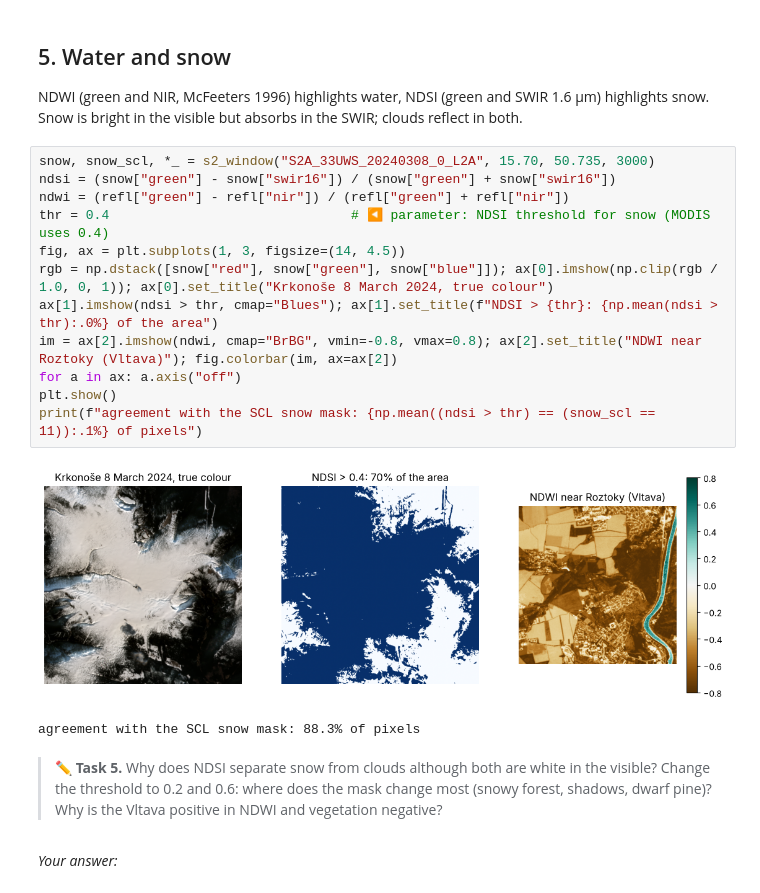
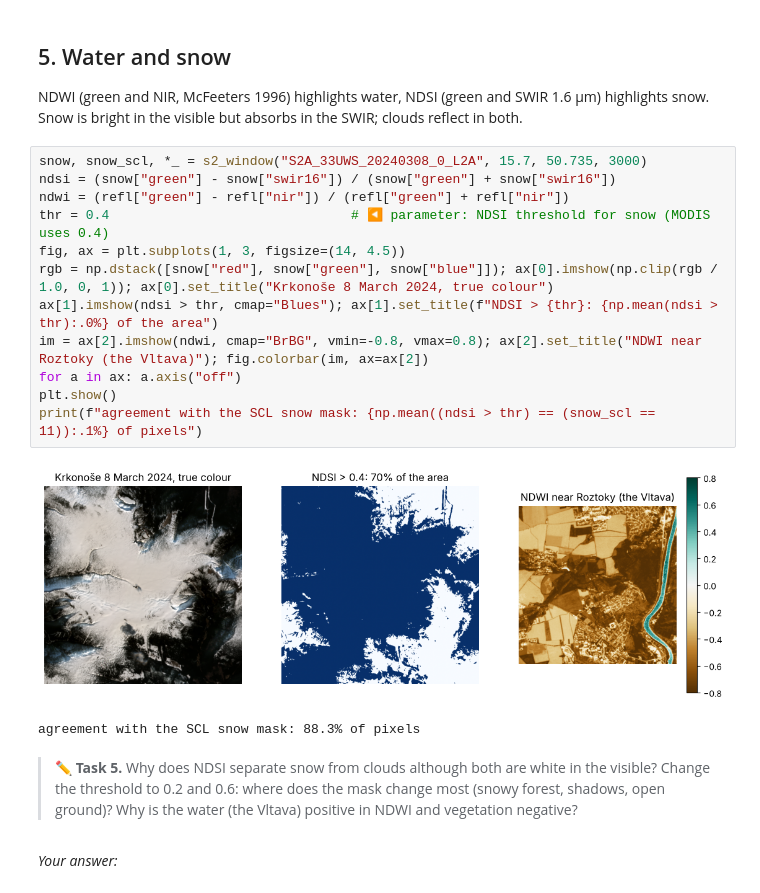
Before and after one commit to OpenSkyLab-space/notebooks, a Jupyter notebook: spectral_signatures_en.ipynb, the cells around one changed output. Saved outputs shown, nothing was run; the diff lists cells and outputs as text.

```diff
--- a/spectral_signatures_en.ipynb
+++ b/spectral_signatures_en.ipynb
@@ -162,22 +162,22 @@ ax.set(xlabel="NDRE", ylabel="NDVI", title="Same date, two indices"); plt.show()
 
 NDWI (green and NIR, McFeeters 1996) highlights water, NDSI (green and SWIR 1.6 µm) highlights snow. Snow is bright in the visible but absorbs in the SWIR; clouds reflect in both.
 # %%
-snow, snow_scl, *_ = s2_window("S2A_33UWS_20240308_0_L2A", 15.70, 50.735, 3000)
+snow, snow_scl, *_ = s2_window("S2A_33UWS_20240308_0_L2A", 15.7, 50.735, 3000)
 ndsi = (snow["green"] - snow["swir16"]) / (snow["green"] + snow["swir16"])
 ndwi = (refl["green"] - refl["nir"]) / (refl["green"] + refl["nir"])
 thr = 0.4                               # ◀ parameter: NDSI threshold for snow (MODIS uses 0.4)
 fig, ax = plt.subplots(1, 3, figsize=(14, 4.5))
 rgb = np.dstack([snow["red"], snow["green"], snow["blue"]]); ax[0].imshow(np.clip(rgb / 1.0, 0, 1)); ax[0].set_title("Krkonoše 8 March 2024, true colour")
 ax[1].imshow(ndsi > thr, cmap="Blues"); ax[1].set_title(f"NDSI > {thr}: {np.mean(ndsi > thr):.0%} of the area")
-im = ax[2].imshow(ndwi, cmap="BrBG", vmin=-0.8, vmax=0.8); ax[2].set_title("NDWI near Roztoky (Vltava)"); fig.colorbar(im, ax=ax[2])
+im = ax[2].imshow(ndwi, cmap="BrBG", vmin=-0.8, vmax=0.8); ax[2].set_title("NDWI near Roztoky (the Vltava)"); fig.colorbar(im, ax=ax[2])
 for a in ax: a.axis("off")
 plt.show()
 print(f"agreement with the SCL snow mask: {np.mean((ndsi > thr) == (snow_scl == 11)):.1%} of pixels")
 # %% [output]
-[figure, old version]
+[figure, new version]
 agreement with the SCL snow mask: 88.3% of pixels
 # %% [markdown]
-> **✏️ Task 5.** Why does NDSI separate snow from clouds although both are white in the visible? Change the threshold to 0.2 and 0.6: where does the mask change most (snowy forest, shadows, dwarf pine)? Why is the Vltava positive in NDWI and vegetation negative?
+> **✏️ Task 5.** Why does NDSI separate snow from clouds although both are white in the visible? Change the threshold to 0.2 and 0.6: where does the mask change most (snowy forest, shadows, open ground)? Why is the water (the Vltava) positive in NDWI and vegetation negative?
 # %% [markdown]
 *Your answer:*
 # %% [markdown]
```
Also changed, not shown: parts of 6 cells of this notebook, 34 other files.
